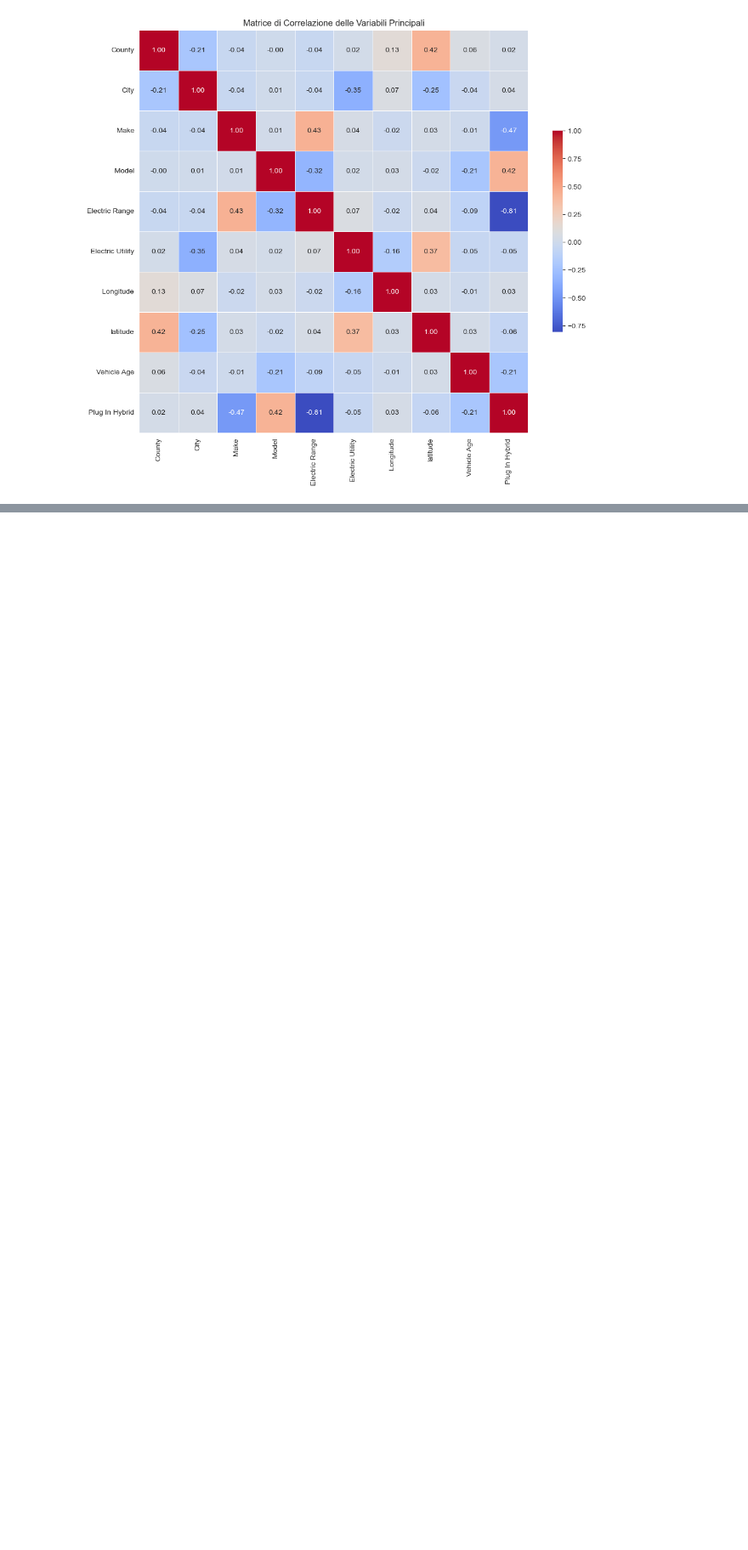
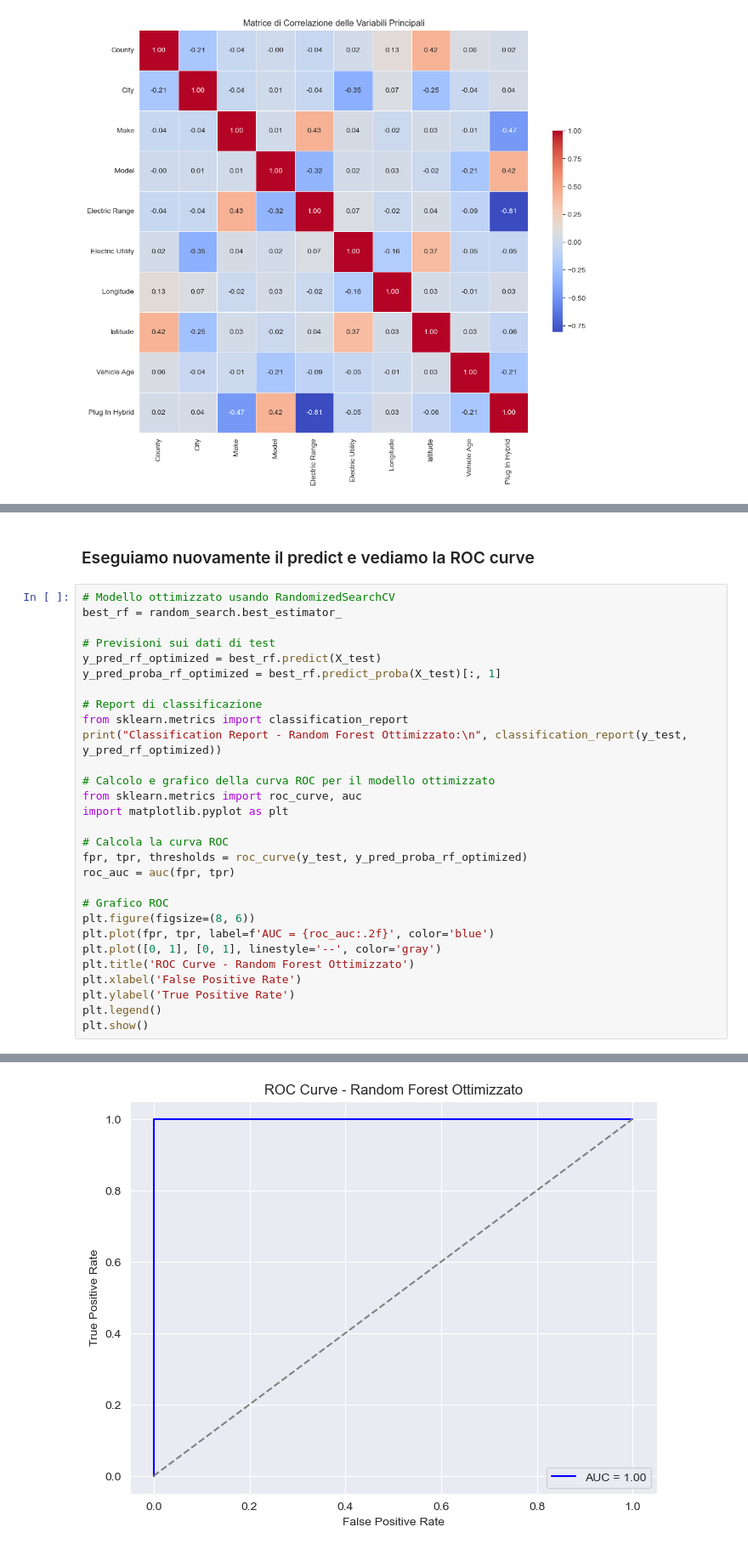
Before and after one commit to Anziano90/siamoTesi, a Jupyter notebook: my_notebook.ipynb, the cells around one changed output, grey strips where cells are left out. Shown at 85% size. Drawn from its saved outputs; the diff is of its cells as text; blank space fills up the shorter version.

```diff
--- a/my_notebook.ipynb
+++ b/my_notebook.ipynb
@@ -581,0 +804,32 @@ Previsione dell'Eta del Veicolo (Vehicle Age): Potremmo provare a prevedere l'et
+# %% [markdown]
+### Eseguiamo nuovamente il predict e vediamo la ROC curve
+# %%
+# Modello ottimizzato usando RandomizedSearchCV
+best_rf = random_search.best_estimator_
+
+# Previsioni sui dati di test
+y_pred_rf_optimized = best_rf.predict(X_test)
+y_pred_proba_rf_optimized = best_rf.predict_proba(X_test)[:, 1]
+
+# Report di classificazione
+from sklearn.metrics import classification_report
+print("Classification Report - Random Forest Ottimizzato:\n", classification_report(y_test, y_pred_rf_optimized))
+
+# Calcolo e grafico della curva ROC per il modello ottimizzato
+from sklearn.metrics import roc_curve, auc
+import matplotlib.pyplot as plt
+
+# Calcola la curva ROC
+fpr, tpr, thresholds = roc_curve(y_test, y_pred_proba_rf_optimized)
+roc_auc = auc(fpr, tpr)
+
+# Grafico ROC
+plt.figure(figsize=(8, 6))
+plt.plot(fpr, tpr, label=f'AUC = {roc_auc:.2f}', color='blue')
+plt.plot([0, 1], [0, 1], linestyle='--', color='gray')
+plt.title('ROC Curve - Random Forest Ottimizzato')
+plt.xlabel('False Positive Rate')
+plt.ylabel('True Positive Rate')
+plt.legend()
+plt.show()
+# %% [output]
@@ -581,0 +845 @@ Previsione dell'Eta del Veicolo (Vehicle Age): Potremmo provare a prevedere l'et
+[figure, added]
```
Also changed, not shown: parts of 30 cells of this notebook.
